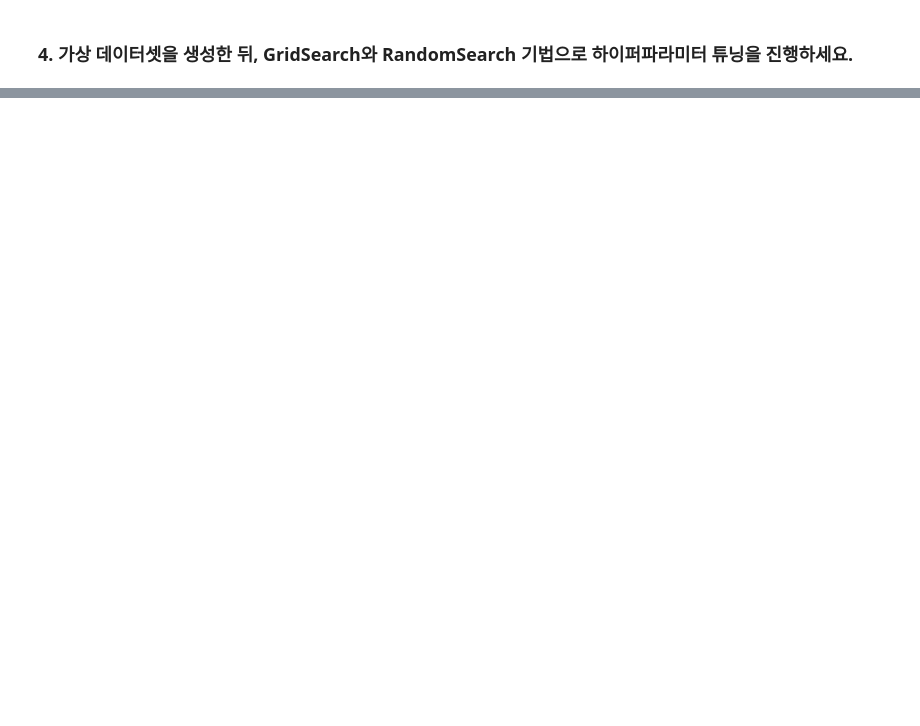
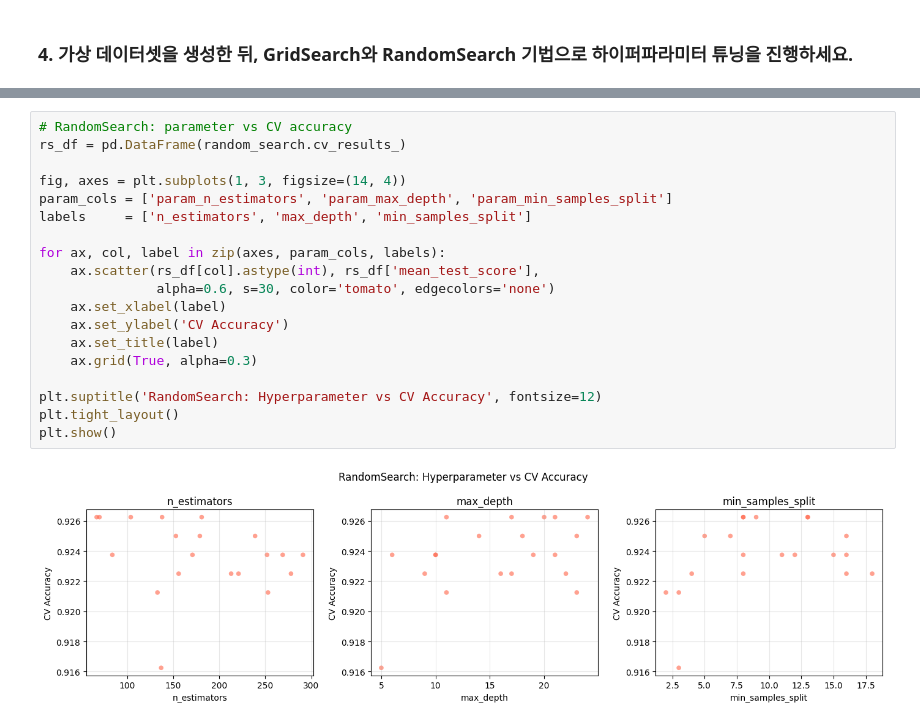
Before and after one commit to 100-hours-a-week/KTB4-Kaia-AI, a Jupyter notebook: weekly-challenge/week-05/weekly_challenge.ipynb, the cells around one changed output, grey strips where cells are left out. Drawn from its saved outputs; the diff is of its cells as text; blank space fills up the shorter version.

```diff
--- a/weekly-challenge/week-05/weekly_challenge.ipynb
+++ b/weekly-challenge/week-05/weekly_challenge.ipynb
@@ -352,0 +531,21 @@ show_predictions(vgg_model,    'VGG16',    test_loader)
+# %%
+# RandomSearch: parameter vs CV accuracy
+rs_df = pd.DataFrame(random_search.cv_results_)
+
+fig, axes = plt.subplots(1, 3, figsize=(14, 4))
+param_cols = ['param_n_estimators', 'param_max_depth', 'param_min_samples_split']
+labels     = ['n_estimators', 'max_depth', 'min_samples_split']
+
+for ax, col, label in zip(axes, param_cols, labels):
+    ax.scatter(rs_df[col].astype(int), rs_df['mean_test_score'],
+               alpha=0.6, s=30, color='tomato', edgecolors='none')
+    ax.set_xlabel(label)
+    ax.set_ylabel('CV Accuracy')
+    ax.set_title(label)
+    ax.grid(True, alpha=0.3)
+
+plt.suptitle('RandomSearch: Hyperparameter vs CV Accuracy', fontsize=12)
+plt.tight_layout()
+plt.show()
+# %% [output]
+[figure, added]
```
Also changed, not shown: parts of 18 cells of this notebook.
